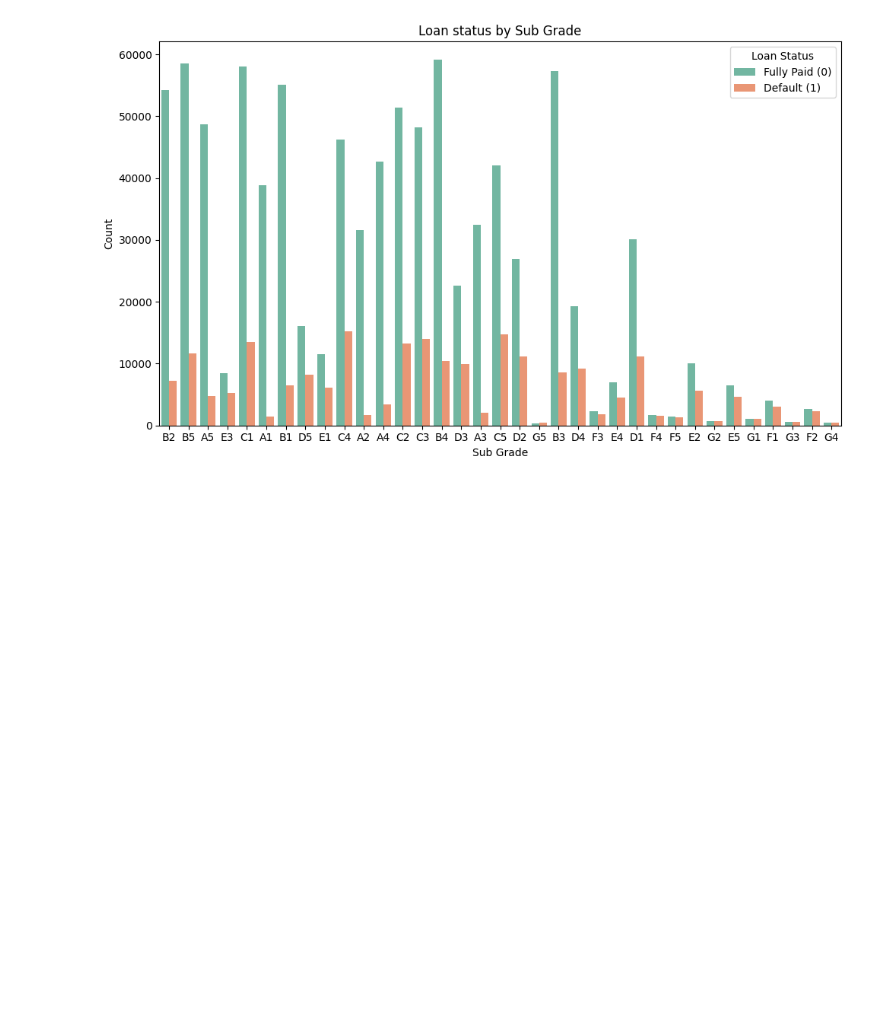
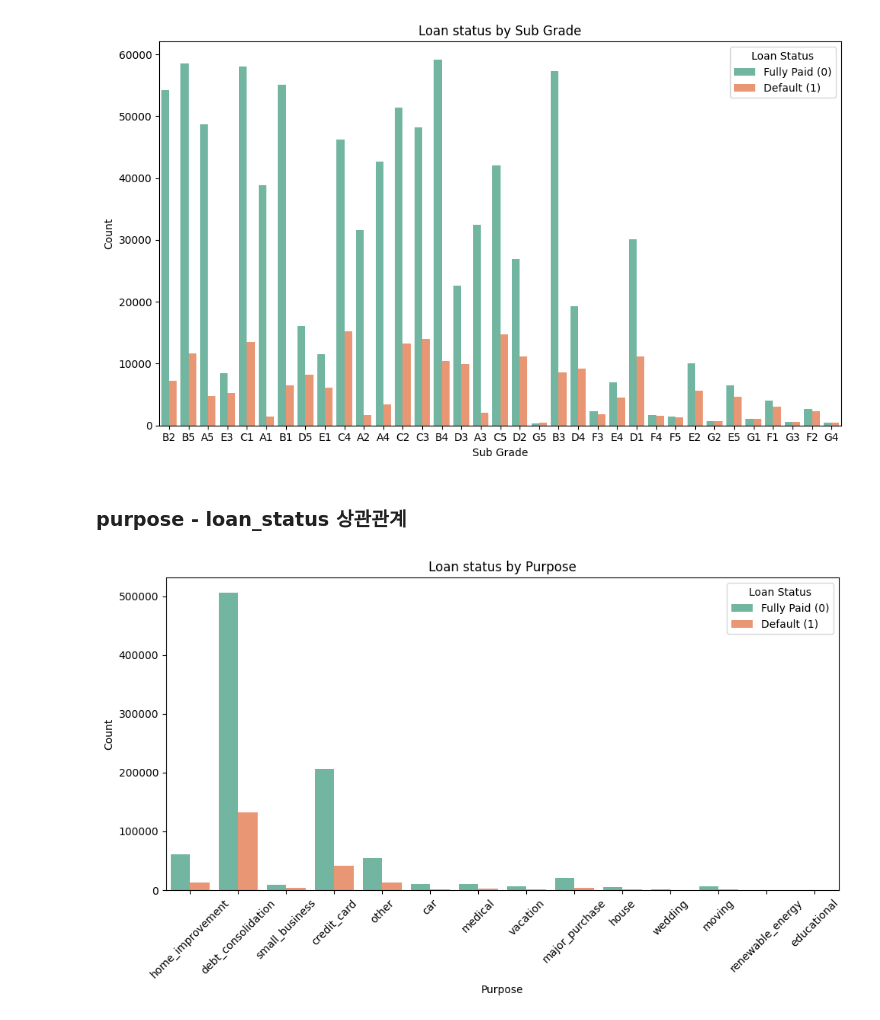
Before and after one commit to Seungminin/Data_Analysis_lending-club, a Jupyter notebook: VAE-CTGAN/VAE_CTGAN_data_analysis.ipynb, the cells around one changed output. Saved outputs shown, nothing was run; the diff lists cells and outputs as text; code cells hidden in the pictures; blank space fills up the shorter version.

Commit message:
Categorical data analysis

```diff
--- a/VAE-CTGAN/VAE_CTGAN_data_analysis.ipynb
+++ b/VAE-CTGAN/VAE_CTGAN_data_analysis.ipynb
@@ -86,3 +90,17 @@ plt.tight_layout()
 plt.show()
 # %% [output]
 [figure]
+# %% [markdown]
+### purpose - loan_status 상관관계
+# %%
+plt.figure(figsize=(10,6))
+sns.countplot(data = data, x='purpose', hue='loan_status', palette='Set2')
+plt.title("Loan status by Purpose")
+plt.xlabel("Purpose")
+plt.ylabel("Count")
+plt.xticks(rotation = 45)
+plt.legend(title='Loan Status', labels=['Fully Paid (0)', 'Default (1)'])
+plt.tight_layout()
+plt.show()
+# %% [output]
+[figure, added]
```
Also changed, not shown: parts of 13 cells of this notebook.
